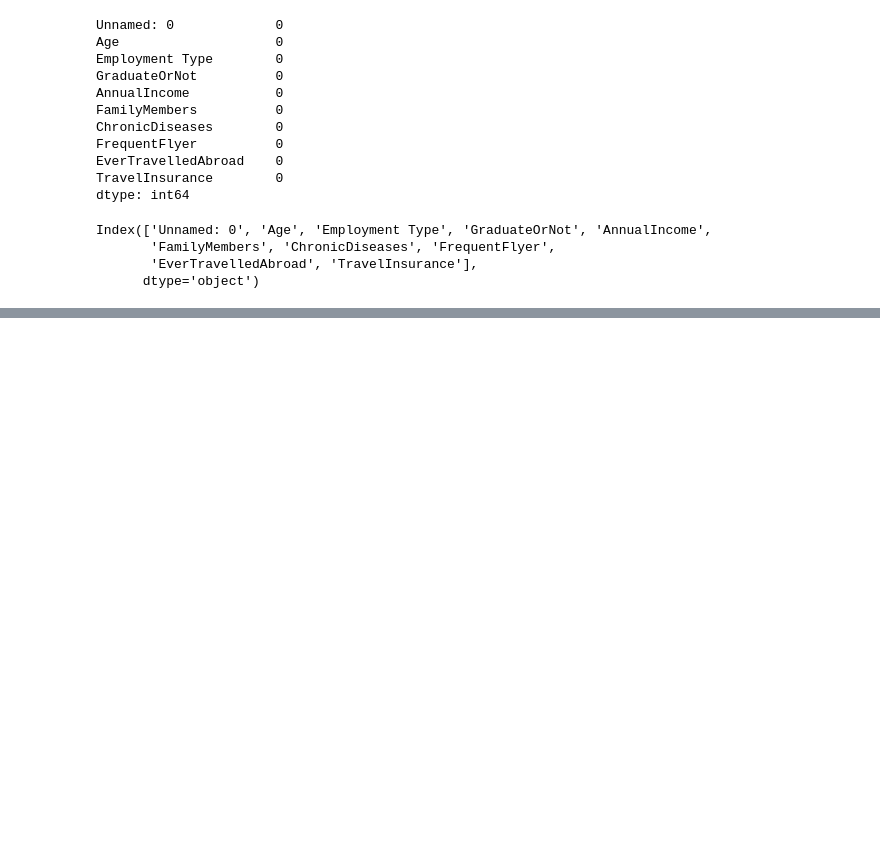
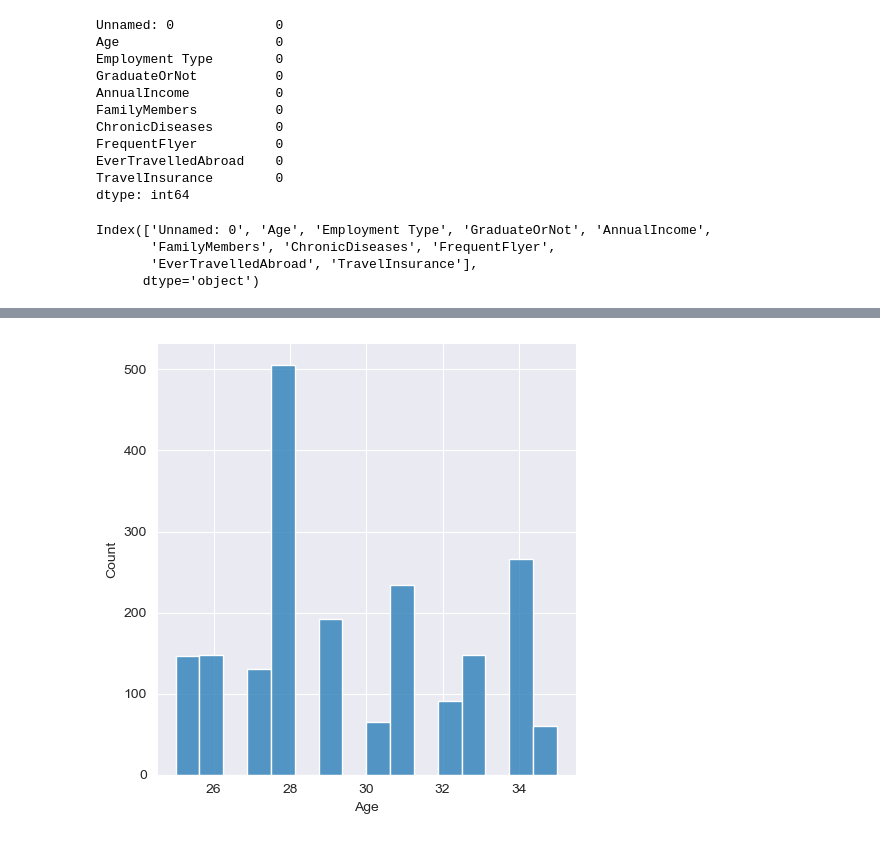
Before and after one commit to ikmalsyafiq/ECE-225A-Final-Project, a Jupyter notebook: analysis.ipynb, the cells around one changed output, grey strips where cells are left out. Saved outputs shown, nothing was run; the diff lists cells and outputs as text; code cells hidden in the pictures; blank space fills up the shorter version.

```diff
--- a/analysis.ipynb
+++ b/analysis.ipynb
@@ -88,0 +97,6 @@ data.drop('Unnamed: 0',axis=1,inplace=True)
+# %%
+#Age EDA
+sns.displot(data['Age'])
+plt.show()
+# %% [output]
+[figure, added]
```
Also changed, not shown: parts of 27 cells of this notebook.
